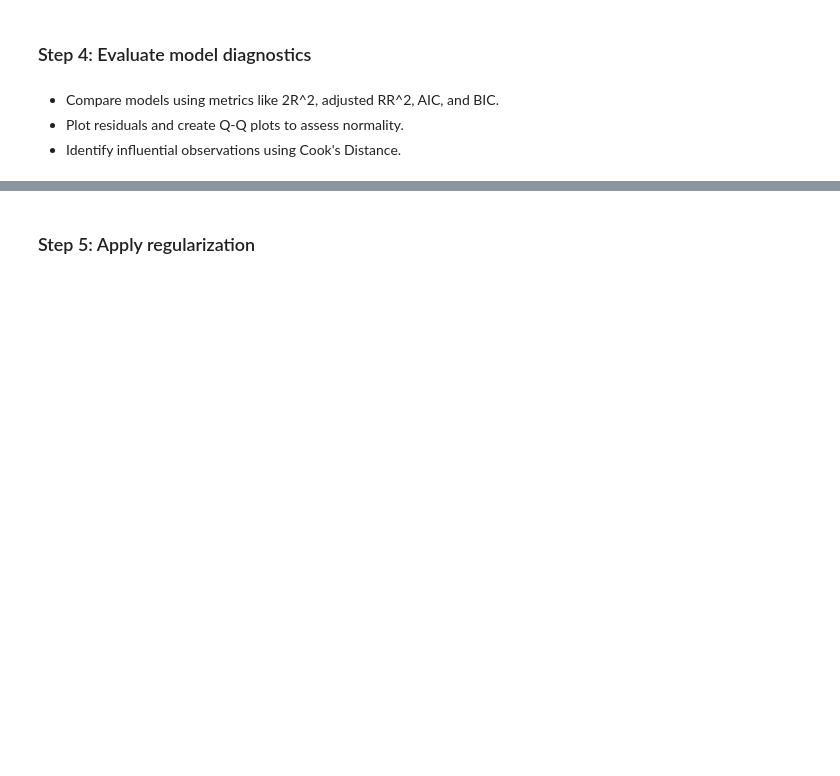
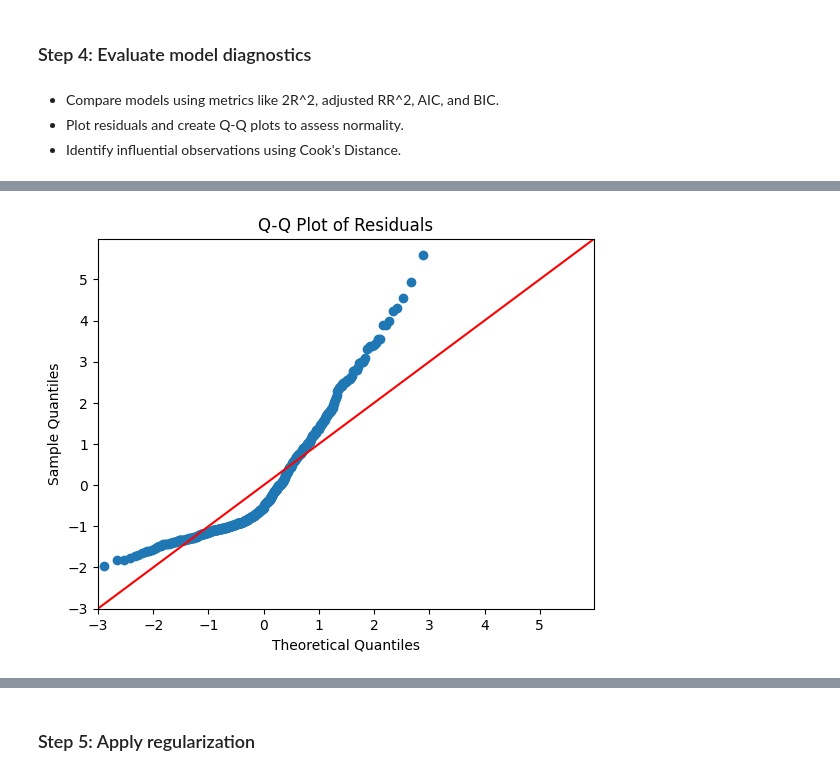
Before and after one commit to Uzmafaheem/Forest-Fires-Prevention, a Jupyter notebook: C06M08Lab.ipynb, the cells around one changed output, grey strips where cells are left out. Drawn from its saved outputs; the diff is of its cells as text; code cells hidden in the pictures; blank space fills up the shorter version.

```diff
--- a/C06M08Lab.ipynb
+++ b/C06M08Lab.ipynb
@@ -267,0 +445,6 @@ strong multicollinearity or other numerical problems.
+# %%
+sm.qqplot(residuals, line='45')
+plt.title("Q-Q Plot of Residuals")
+plt.show()
+# %% [output]
+[figure, added]
```
Also changed, not shown: parts of 7 cells of this notebook.
